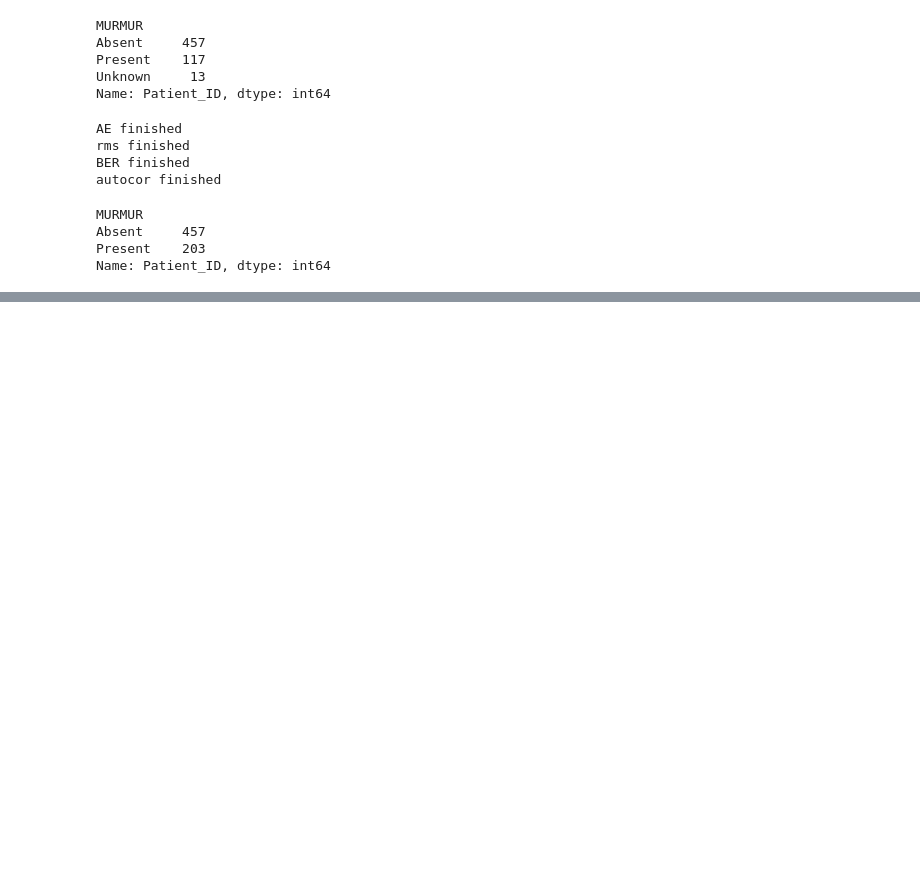
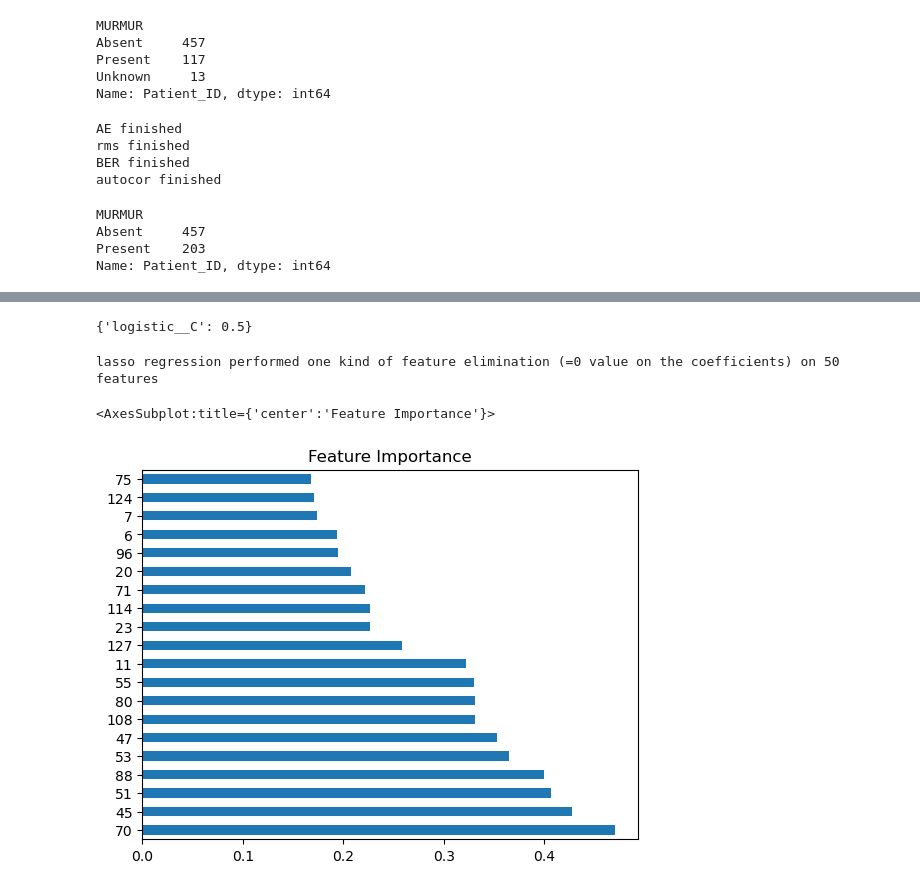
Before and after one commit to asideras/MSc-in-AI-Demokritos-Machine-Learning-Course, a Jupyter notebook: feature_extraction_&_selection.ipynb, the cells around one changed output, grey strips where cells are left out. Saved outputs shown, nothing was run; the diff lists cells and outputs as text; code cells hidden in the pictures; blank space fills up the shorter version.

Commit message:
feature selection - logistic regression 1st attempt

```diff
--- a/feature_extraction_&_selection.ipynb
+++ b/feature_extraction_&_selection.ipynb
@@ -140,0 +163,18 @@ df.to_csv('murmor_dataset.csv', index=False)
+# %%
+X_train, X_test, y_train, y_test = train_test_split(data, y, test_size=0.33, random_state=42)
+# %%
+scaler = StandardScaler()
+logistic = LogisticRegression(max_iter=10000, tol=0.1, penalty= 'l1', solver='liblinear')
+pipe = Pipeline(steps=[("scaler", scaler), ("logistic", logistic)])
+param_grid = {
+    "logistic__C": [0.1,0.2,0.5,0.6,1,1.3,1.6,2,3],
+}
+
+grid_search = GridSearchCV(pipe,
+                           param_grid,
+                           scoring = 'f1',
+                           cv = 4,
+                           verbose=0)
+
+
+grid_search.fit(X_train, y_train)
@@ -140,0 +192,19 @@ df.to_csv('murmor_dataset.csv', index=False)
+# %%
+print(grid_search.best_params_)
+# %% [output]
+{'logistic__C': 0.5}
+# %%
+coefficients = grid_search.best_estimator_.named_steps['logistic'].coef_[0]
+# %%
+importance = np.abs(coefficients)
+# %%
+print(f'lasso regression performed one kind of feature elimination (=0 value on the coefficients) on {np.array(data.columns)[importance == 0].shape[0]} features')
+# %% [output]
+lasso regression performed one kind of feature elimination (=0 value on the coefficients) on 50 features
+# %%
+feat_importances = pd.Series(importance)
+columns=feat_importances.nlargest(20)
+feat_importances.nlargest(20).plot(kind='barh',title = 'Feature Importance')
+# %% [output]
+<AxesSubplot:title={'center':'Feature Importance'}>
+[figure, added]
```
Also changed, not shown: parts of 8 cells of this notebook, 1 other file.
